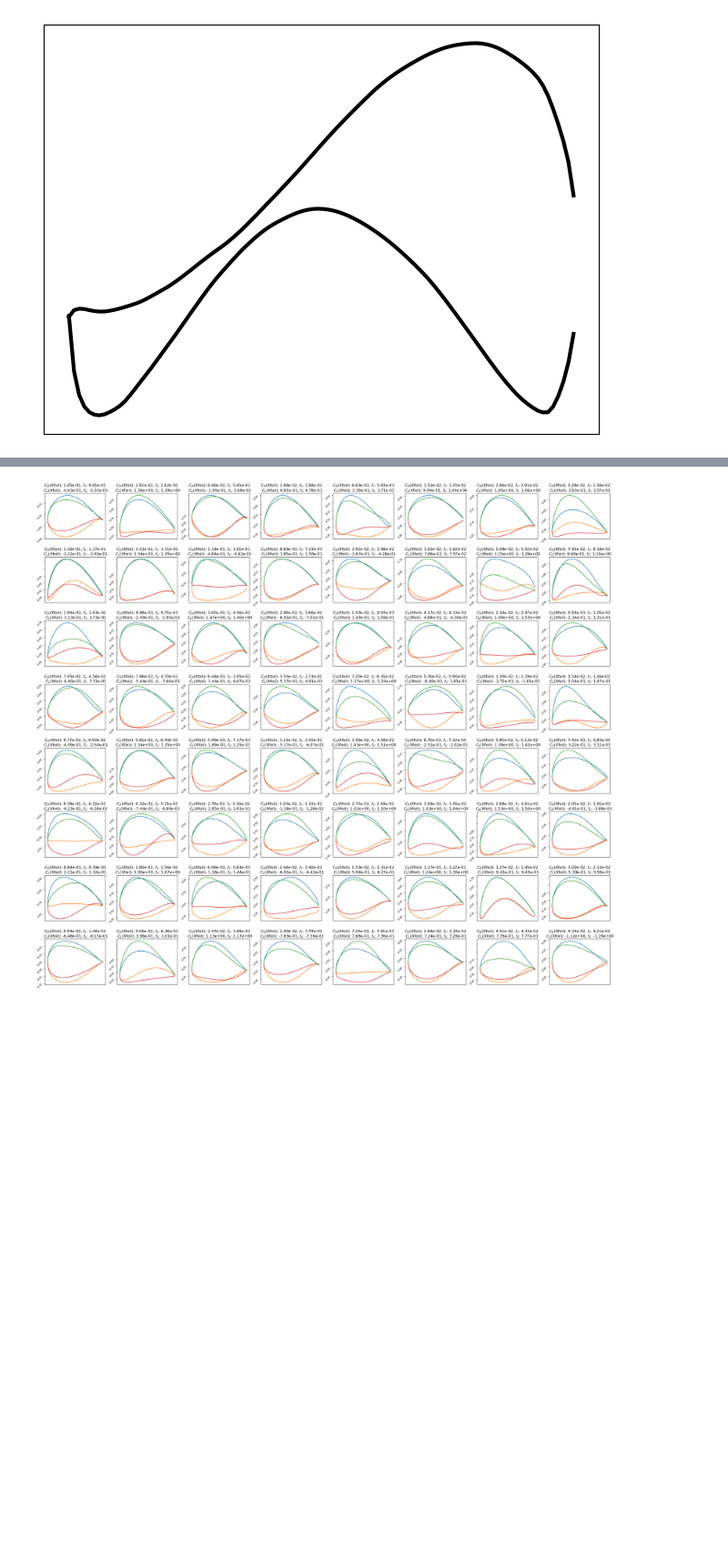
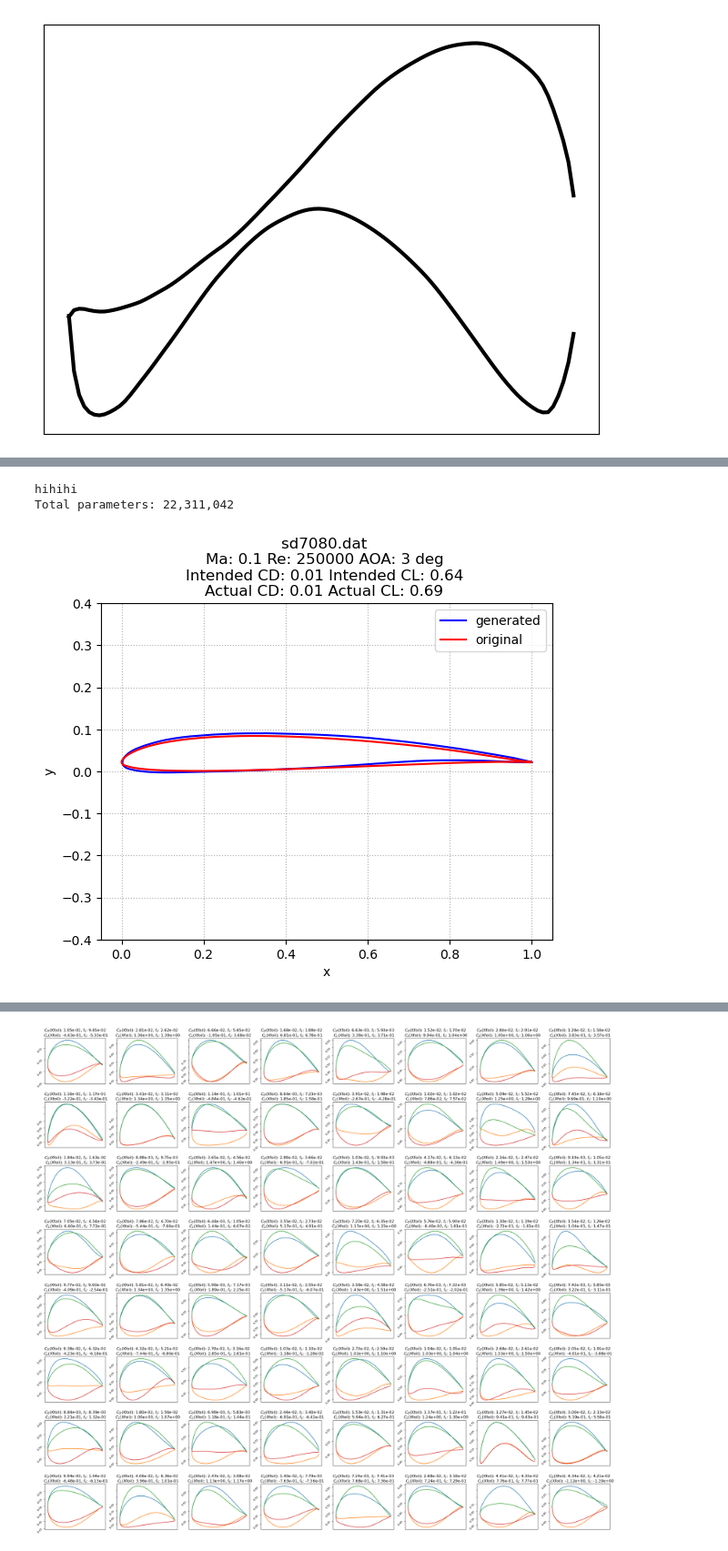
Before and after one commit to Yingfangeng/Diffusion_based_2DAirfoil_Generation, a Jupyter notebook: demo.ipynb, the cells around one changed output, grey strips where cells are left out. Shown at 91% size. Drawn from its saved outputs; the diff is of its cells as text; code cells hidden in the pictures; blank space fills up the shorter version.

Commit message:
14/11 update: Conv_1D architecture, model deployment function

```diff
--- a/demo.ipynb
+++ b/demo.ipynb
@@ -97,3 +57,6 @@ sigma_current 80.0
 noisy_latent [[140.76902458  32.61786041  78.33068115 179.19866138 149.428536
   -78.17037574]]
 [figure]
+# %%
+# Load the un-normalised csv
+df = pd.read_csv("aerofoil_data.csv")
@@ -150,0 +415,40 @@ surrogate_dataset.__len__()
+# %%
+def model_deployment(mode, data_structure, sample_number=1, AOA=None, Ma=None, Re=None, CL=None, CD=None):
+
+    if data_structure == 'pca':
+        num_components = 20
+
+        model = EDM_CFG(num_components, num_components, cond_size=5, model_dim=128,
+                dim_mult=[1,2,2], dim_mult_emb=4, num_blocks=10,
+                dropout=0, emb_type="sinusoidal", dim_mult_time=1, model_type='MLP',
+                dim_mult_cond=1, cond_drop_prob=0, adaptive_scale=True, skip_scale=1.0, affine=True)
+
+        model.load_state_dict(torch.load('mdl_weight/edm_2.pth'))
+
+
+    elif data_structure == 'raw_coords':
+        num_components = 600
+
+        model = EDM_CFG(num_components, num_components, cond_size=5, model_dim=128,
+                dim_mult=[1,2,2], dim_mult_emb=4, num_blocks=10,
+                dropout=0, emb_type="sinusoidal", dim_mult_time=1, model_type='Conv_1D',
+                dim_mult_cond=1, cond_drop_prob=0, adaptive_scale=True, skip_scale=1.0, affine=True)
+
+        model.load_state_dict(torch.load('mdl_weight/test.pth'))
+
+
+    total_params = sum(p.numel() for p in model.parameters())
+    print(f"Total parameters: {total_params:,}")
+    device = torch.device('cuda' if torch.cuda.is_available() else 'cpu')
+    model = model.to(device)
+
+    if mode == 'validation':
+        validation_plot(sample_size = sample_number, data_structure = data_structure, model = model)
+    elif mode == 'test':
+        test_plot(AOA, Ma, Re, CL, CD, data_structure = data_structure, model = model)
+# %%
+model_deployment(mode = 'validation', data_structure='raw_coords', sample_number=1, AOA=None, Ma=None, Re=None, CL=None, CD=None)
+# %% [output]
+hihihi
+Total parameters: 22,311,042
+[figure, added]
```
Also changed, not shown: parts of 20 cells of this notebook, 20 other files.
